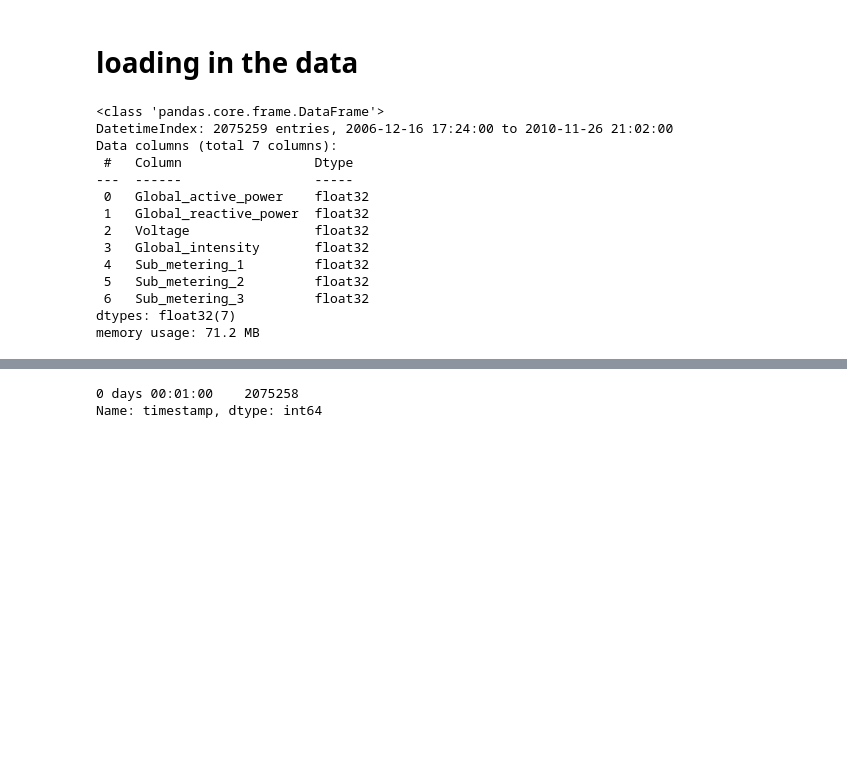
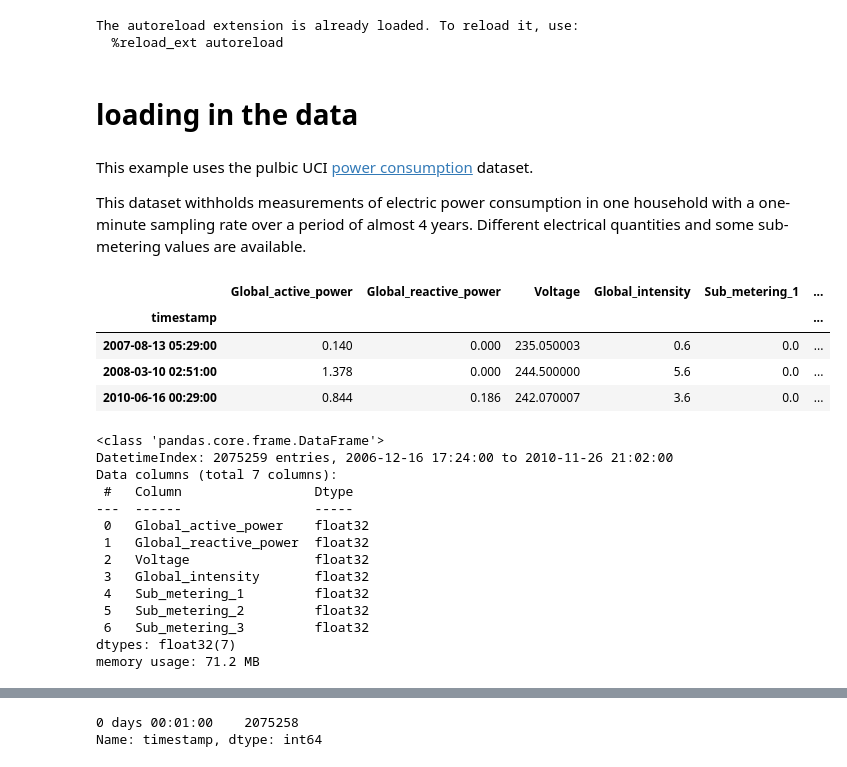
Before and after one commit to predict-idlab/tsflex, a Jupyter notebook: examples/example_power_consumption_estimation.ipynb, the cells around one changed output, grey strips where cells are left out. Drawn from its saved outputs; the diff is of its cells as text; code cells hidden in the pictures; blank space fills up the shorter version.

```diff
--- a/examples/example_power_consumption_estimation.ipynb
+++ b/examples/example_power_consumption_estimation.ipynb
@@ -5,29 +5,45 @@
 import urllib.request as urllib2
 from io import BytesIO
 from zipfile import ZipFile
+from IPython.display import display
 
 import numpy as np
 import pandas as pd
+
+pd.set_option('display.max_columns', None)
+# %% [output]
+The autoreload extension is already loaded. To reload it, use:
+  %reload_ext autoreload
 # %% [markdown]
 # loading in the data
+# %% [markdown]
+This example uses the pulbic UCI [power consumption](https://archive.ics.uci.edu/ml/datasets/Individual+household+electric+power+consumption) dataset.
+
+This dataset withholds measurements of electric power consumption in one household with a one-minute sampling rate over a period of almost 4 years. Different electrical quantities and some sub-metering values are available.
 # %%
 zip_url: str = "https://archive.ics.uci.edu/ml/machine-learning-databases/00235/household_power_consumption.zip"
 zipped_file_name: str = "household_power_consumption.txt"
 
 
 df_power_consumption: pd.DataFrame = pd.read_csv(
     ZipFile(BytesIO(urllib2.urlopen(zip_url).read())).open(zipped_file_name),
     sep=";",
     parse_dates={"timestamp": ["Date", "Time"]},
     infer_datetime_format=True,
     low_memory=False,
     na_values=["nan", "?"],
     index_col="timestamp",
     dtype="float32",
 )
 
+display(df_power_consumption.sample(3))
 df_power_consumption.info()
 # %% [output]
+|  | Global_active_power | Global_reactive_power | Voltage | Global_intensity | Sub_metering_1 | ... |
+| timestamp |  |  |  |  |  | ... |
+| 2007-08-13 05:29:00 | 0.140 | 0.000 | 235.050003 | 0.6 | 0.0 | ... |
+| 2008-03-10 02:51:00 | 1.378 | 0.000 | 244.500000 | 5.6 | 0.0 | ... |
+| 2010-06-16 00:29:00 | 0.844 | 0.186 | 242.070007 | 3.6 | 0.0 | ... |
 <class 'pandas.core.frame.DataFrame'>
 DatetimeIndex: 2075259 entries, 2006-12-16 17:24:00 to 2010-11-26 21:02:00
 Data columns (total 7 columns):
```
Also changed, not shown: parts of 46 cells of this notebook.
